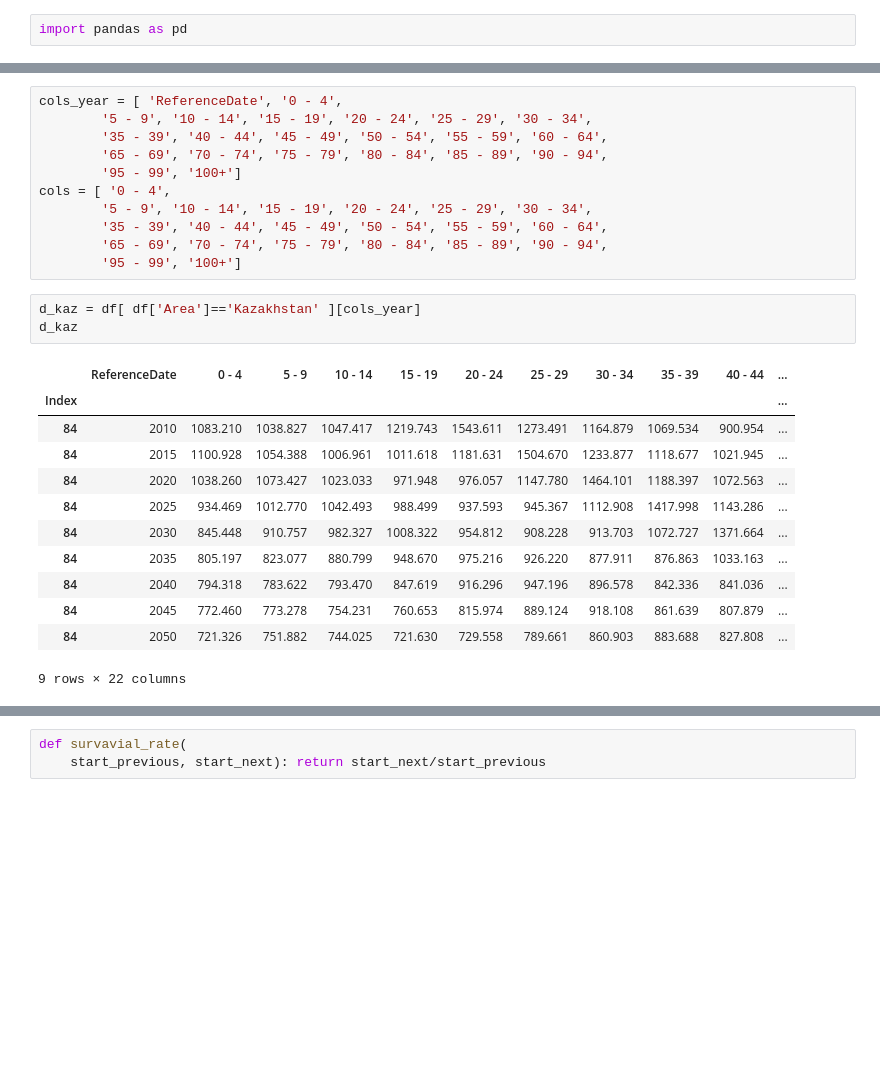
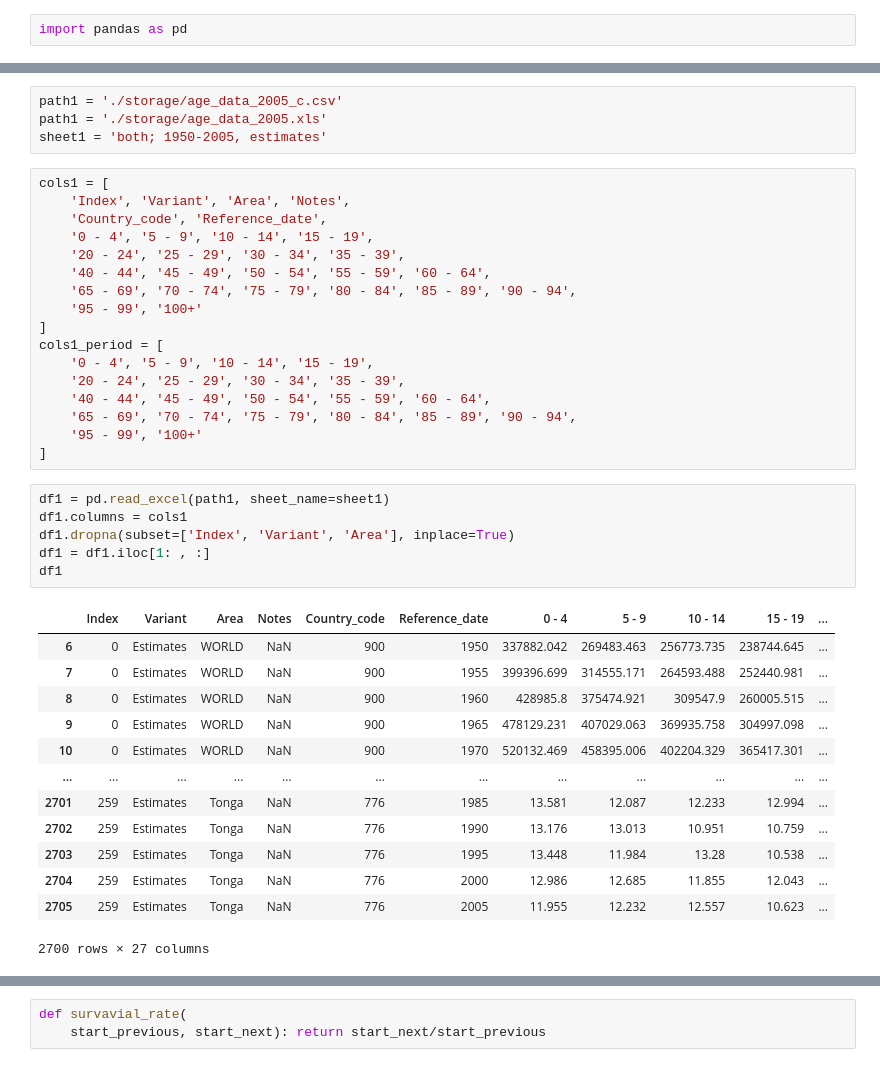
Before and after one commit to bogya345/DiscModel_labs, a Jupyter notebook: lab1.ipynb, the cells around one changed output, grey strips where cells are left out. Saved outputs shown, nothing was run; the diff lists cells and outputs as text; blank space fills up the shorter version.

```diff
--- a/lab1.ipynb
+++ b/lab1.ipynb
@@ -25,27 +8,41 @@ Index(['Variant', 'Area', 'Notes', 'CountryCode', 'ReferenceDate', '0 - 4',
+# %%
+path1 = './storage/age_data_2005_c.csv'
+path1 = './storage/age_data_2005.xls'
+sheet1 = 'both; 1950-2005, estimates'
 # %%
-cols_year = [ 'ReferenceDate', '0 - 4',
-        '5 - 9', '10 - 14', '15 - 19', '20 - 24', '25 - 29', '30 - 34',
-        '35 - 39', '40 - 44', '45 - 49', '50 - 54', '55 - 59', '60 - 64',
-        '65 - 69', '70 - 74', '75 - 79', '80 - 84', '85 - 89', '90 - 94',
-        '95 - 99', '100+']
-cols = [ '0 - 4',
-        '5 - 9', '10 - 14', '15 - 19', '20 - 24', '25 - 29', '30 - 34',
-        '35 - 39', '40 - 44', '45 - 49', '50 - 54', '55 - 59', '60 - 64',
-        '65 - 69', '70 - 74', '75 - 79', '80 - 84', '85 - 89', '90 - 94',
-        '95 - 99', '100+']
+cols1 = [
+    'Index', 'Variant', 'Area', 'Notes',
+    'Country_code', 'Reference_date',
+    '0 - 4', '5 - 9', '10 - 14', '15 - 19',
+    '20 - 24', '25 - 29', '30 - 34', '35 - 39',
+    '40 - 44', '45 - 49', '50 - 54', '55 - 59', '60 - 64',
+    '65 - 69', '70 - 74', '75 - 79', '80 - 84', '85 - 89', '90 - 94',
+    '95 - 99', '100+'
+]
+cols1_period = [
+    '0 - 4', '5 - 9', '10 - 14', '15 - 19',
+    '20 - 24', '25 - 29', '30 - 34', '35 - 39',
+    '40 - 44', '45 - 49', '50 - 54', '55 - 59', '60 - 64',
+    '65 - 69', '70 - 74', '75 - 79', '80 - 84', '85 - 89', '90 - 94',
+    '95 - 99', '100+'
+]
-# %%
-d_kaz = df[ df['Area']=='Kazakhstan' ][cols_year]
-d_kaz
-# %% [output]
-|  | ReferenceDate | 0 - 4 | 5 - 9 | 10 - 14 | 15 - 19 | 20 - 24 | 25 - 29 | 30 - 34 | 35 - 39 | 40 - 44 | ... |
-| Index |  |  |  |  |  |  |  |  |  |  | ... |
-| 84 | 2010 | 1083.210 | 1038.827 | 1047.417 | 1219.743 | 1543.611 | 1273.491 | 1164.879 | 1069.534 | 900.954 | ... |
-| 84 | 2015 | 1100.928 | 1054.388 | 1006.961 | 1011.618 | 1181.631 | 1504.670 | 1233.877 | 1118.677 | 1021.945 | ... |
-| 84 | 2020 | 1038.260 | 1073.427 | 1023.033 | 971.948 | 976.057 | 1147.780 | 1464.101 | 1188.397 | 1072.563 | ... |
-| 84 | 2025 | 934.469 | 1012.770 | 1042.493 | 988.499 | 937.593 | 945.367 | 1112.908 | 1417.998 | 1143.286 | ... |
-| 84 | 2030 | 845.448 | 910.757 | 982.327 | 1008.322 | 954.812 | 908.228 | 913.703 | 1072.727 | 1371.664 | ... |
-| 84 | 2035 | 805.197 | 823.077 | 880.799 | 948.670 | 975.216 | 926.220 | 877.911 | 876.863 | 1033.163 | ... |
-| 84 | 2040 | 794.318 | 783.622 | 793.470 | 847.619 | 916.296 | 947.196 | 896.578 | 842.336 | 841.036 | ... |
-| 84 | 2045 | 772.460 | 773.278 | 754.231 | 760.653 | 815.974 | 889.124 | 918.108 | 861.639 | 807.879 | ... |
-| 84 | 2050 | 721.326 | 751.882 | 744.025 | 721.630 | 729.558 | 789.661 | 860.903 | 883.688 | 827.808 | ... |
-9 rows × 22 columns
+# %%
+df1 = pd.read_excel(path1, sheet_name=sheet1)
+df1.columns = cols1
+df1.dropna(subset=['Index', 'Variant', 'Area'], inplace=True)
+df1 = df1.iloc[1: , :]
+df1
+# %% [output]
+|  | Index | Variant | Area | Notes | Country_code | Reference_date | 0 - 4 | 5 - 9 | 10 - 14 | 15 - 19 | ... |
+| 6 | 0 | Estimates | WORLD | NaN | 900 | 1950 | 337882.042 | 269483.463 | 256773.735 | 238744.645 | ... |
+| 7 | 0 | Estimates | WORLD | NaN | 900 | 1955 | 399396.699 | 314555.171 | 264593.488 | 252440.981 | ... |
+| 8 | 0 | Estimates | WORLD | NaN | 900 | 1960 | 428985.8 | 375474.921 | 309547.9 | 260005.515 | ... |
+| 9 | 0 | Estimates | WORLD | NaN | 900 | 1965 | 478129.231 | 407029.063 | 369935.758 | 304997.098 | ... |
+| 10 | 0 | Estimates | WORLD | NaN | 900 | 1970 | 520132.469 | 458395.006 | 402204.329 | 365417.301 | ... |
+| ... | ... | ... | ... | ... | ... | ... | ... | ... | ... | ... | ... |
+| 2701 | 259 | Estimates | Tonga | NaN | 776 | 1985 | 13.581 | 12.087 | 12.233 | 12.994 | ... |
+| 2702 | 259 | Estimates | Tonga | NaN | 776 | 1990 | 13.176 | 13.013 | 10.951 | 10.759 | ... |
+| 2703 | 259 | Estimates | Tonga | NaN | 776 | 1995 | 13.448 | 11.984 | 13.28 | 10.538 | ... |
+| 2704 | 259 | Estimates | Tonga | NaN | 776 | 2000 | 12.986 | 12.685 | 11.855 | 12.043 | ... |
+| 2705 | 259 | Estimates | Tonga | NaN | 776 | 2005 | 11.955 | 12.232 | 12.557 | 10.623 | ... |
+2700 rows × 27 columns
```
Also changed, not shown: parts of 30 cells of this notebook.
